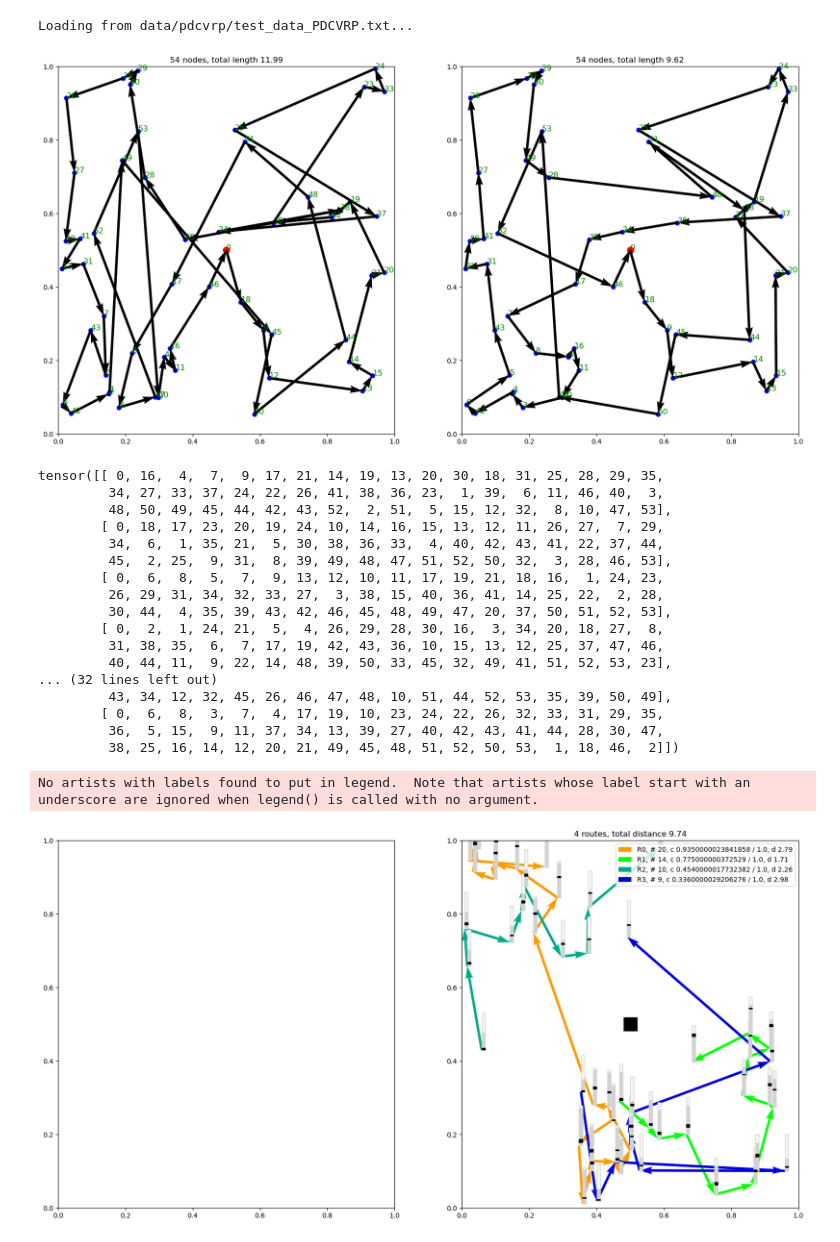
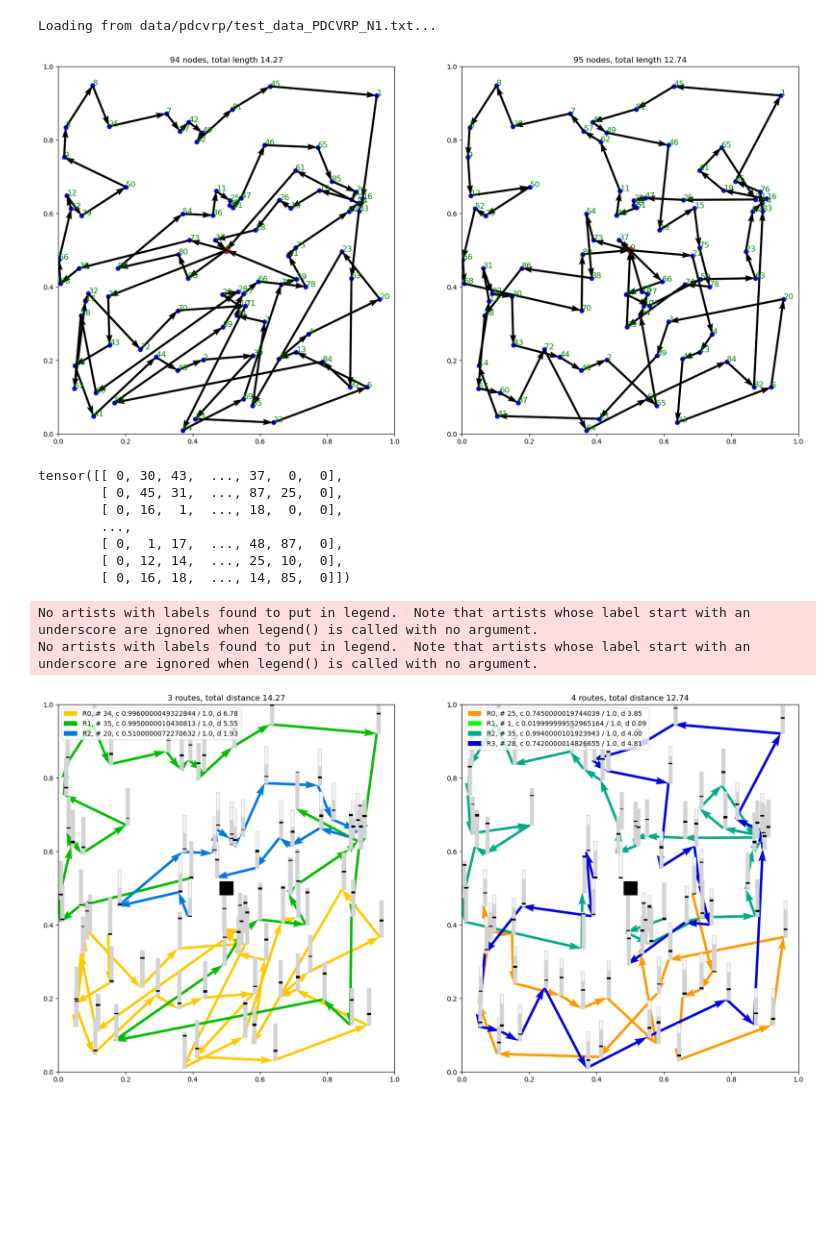
Before and after one commit to JTrainer-STORi/learning-pdtrp, a Jupyter notebook: import_model.ipynb, the cells around one changed output. Drawn from its saved outputs; the diff is of its cells as text; code cells hidden in the pictures; blank space fills up the shorter version.

```diff
--- a/import_model.ipynb
+++ b/import_model.ipynb
@@ -18,9 +18,9 @@ device = torch.device("cuda:0" if use_cuda else "cpu")
 problem_type = 'PDCVRP'
 
 if problem_type == 'PDTRP':
-    model_filepath = 'models_HEC/rl-ar-var-20pnn-gnn-max-pdtrp_20250206T205558'
+    model_filepath = 'models_HEC/rl-ar-var-20pnn-gnn-max-pdtrp_20250210T152027'
 elif problem_type == 'PDCVRP':
-    model_filepath = 'models_HEC/rl-ar-var-20pnn-gnn-max-pdcvrp_20250207T134834'
+    model_filepath = 'models_HEC/rl-ar-var-20pnn-gnn-max-pdcvrp_20250210T171835'
 
 model, model_args = load_model(model_filepath)
 
@@ -201,11 +201,15 @@ def plot_vehicle_routes(all_nodes, demands, capacity, route, ax1, markersize=5,
         ax1.add_collection(pc_used)
         ax1.add_collection(pc_dem)
 # %%
-problem_type = 'PDCVRP'
 NUM_SAMPLES = 128
 BATCH_SIZE = 16
 
-filename = 'data/pdcvrp/test_data_PDCVRP.txt'
+# if problem_type == 'PDTRP':
+#     filename = 'data/pdtrp/test_data_PDTRP.txt'
+# elif problem_type == 'PDCVRP':
+#     filename = 'data/pdcvrp/test_data_PDCVRP.txt'
+
+filename = 'data/pdcvrp/test_data_PDCVRP_N1.txt'
 
 # SET SEEDS FOR REPRODUCIBILITY
 np.random.seed(2512)
@@ -222,7 +226,7 @@ elif problem_type == 'PDCVRPTW':
 
 dataloader = DataLoader(dataset, batch_size=BATCH_SIZE, shuffle=False)
 # %% [output]
-Loading from data/pdcvrp/test_data_PDCVRP.txt...
+Loading from data/pdcvrp/test_data_PDCVRP_N1.txt...
 # %%
 with torch.no_grad():
 
@@ -257,31 +261,22 @@ fig, axs = plt.subplots(1, 2, figsize=(20, 10))
 plot_tsp(bat['all_nodes'][0].cpu().numpy(), pi_with_depot[0].cpu().numpy(), axs[0])
 plot_tsp(bat['all_nodes'][0].cpu().numpy(), or_tools_tour, axs[1])
 # %% [output]
-[figure, old version]
+[figure, new version]
 # %%
 pi_with_depot
 # %% [output]
-tensor([[ 0, 16,  4,  7,  9, 17, 21, 14, 19, 13, 20, 30, 18, 31, 25, 28, 29, 35,
-         34, 27, 33, 37, 24, 22, 26, 41, 38, 36, 23,  1, 39,  6, 11, 46, 40,  3,
-         48, 50, 49, 45, 44, 42, 43, 52,  2, 51,  5, 15, 12, 32,  8, 10, 47, 53],
-        [ 0, 18, 17, 23, 20, 19, 24, 10, 14, 16, 15, 13, 12, 11, 26, 27,  7, 29,
-         34,  6,  1, 35, 21,  5, 30, 38, 36, 33,  4, 40, 42, 43, 41, 22, 37, 44,
-         45,  2, 25,  9, 31,  8, 39, 49, 48, 47, 51, 52, 50, 32,  3, 28, 46, 53],
-        [ 0,  6,  8,  5,  7,  9, 13, 12, 10, 11, 17, 19, 21, 18, 16,  1, 24, 23,
-         26, 29, 31, 34, 32, 33, 27,  3, 38, 15, 40, 36, 41, 14, 25, 22,  2, 28,
-         30, 44,  4, 35, 39, 43, 42, 46, 45, 48, 49, 47, 20, 37, 50, 51, 52, 53],
-        [ 0,  2,  1, 24, 21,  5,  4, 26, 29, 28, 30, 16,  3, 34, 20, 18, 27,  8,
-         31, 38, 35,  6,  7, 17, 19, 42, 43, 36, 10, 15, 13, 12, 25, 37, 47, 46,
-         40, 44, 11,  9, 22, 14, 48, 39, 50, 33, 45, 32, 49, 41, 51, 52, 53, 23],
-... (32 lines left out)
-         43, 34, 12, 32, 45, 26, 46, 47, 48, 10, 51, 44, 52, 53, 35, 39, 50, 49],
-        [ 0,  6,  8,  3,  7,  4, 17, 19, 10, 23, 24, 22, 26, 32, 33, 31, 29, 35,
-         36,  5, 15,  9, 11, 37, 34, 13, 39, 27, 40, 42, 43, 41, 44, 28, 30, 47,
-         38, 25, 16, 14, 12, 20, 21, 49, 45, 48, 51, 52, 50, 53,  1, 18, 46,  2]])
+tensor([[ 0, 30, 43,  ..., 37,  0,  0],
+        [ 0, 45, 31,  ..., 87, 25,  0],
+        [ 0, 16,  1,  ..., 18,  0,  0],
+        ...,
+        [ 0,  1, 17,  ..., 48, 87,  0],
+        [ 0, 12, 14,  ..., 25, 10,  0],
+        [ 0, 16, 18,  ..., 14, 85,  0]])
 # %%
 fig, axs = plt.subplots(1, 2, figsize=(20, 10))
-#plot_vehicle_routes(bat['all_nodes'][0], bat['demand'][0], 1.0, pi_with_depot[0], axs[0], visualize_demands=True)
+plot_vehicle_routes(bat['all_nodes'][0], bat['demand'][0], 1.0, pi_with_depot[0], axs[0], visualize_demands=True)
 plot_vehicle_routes(bat['all_nodes'][0], bat['demand'][0], 1.0, torch.tensor(or_tools_tour), axs[1], visualize_demands=True)
 # %% [output]
 No artists with labels found to put in legend.  Note that artists whose label start with an underscore are ignored when legend() is called with no argument.
+No artists with labels found to put in legend.  Note that artists whose label start with an underscore are ignored when legend() is called with no argument.
-[figure, old version]
+[figure, new version]
```
Also changed, not shown: parts of 1 cell of this notebook, 5 other files.
